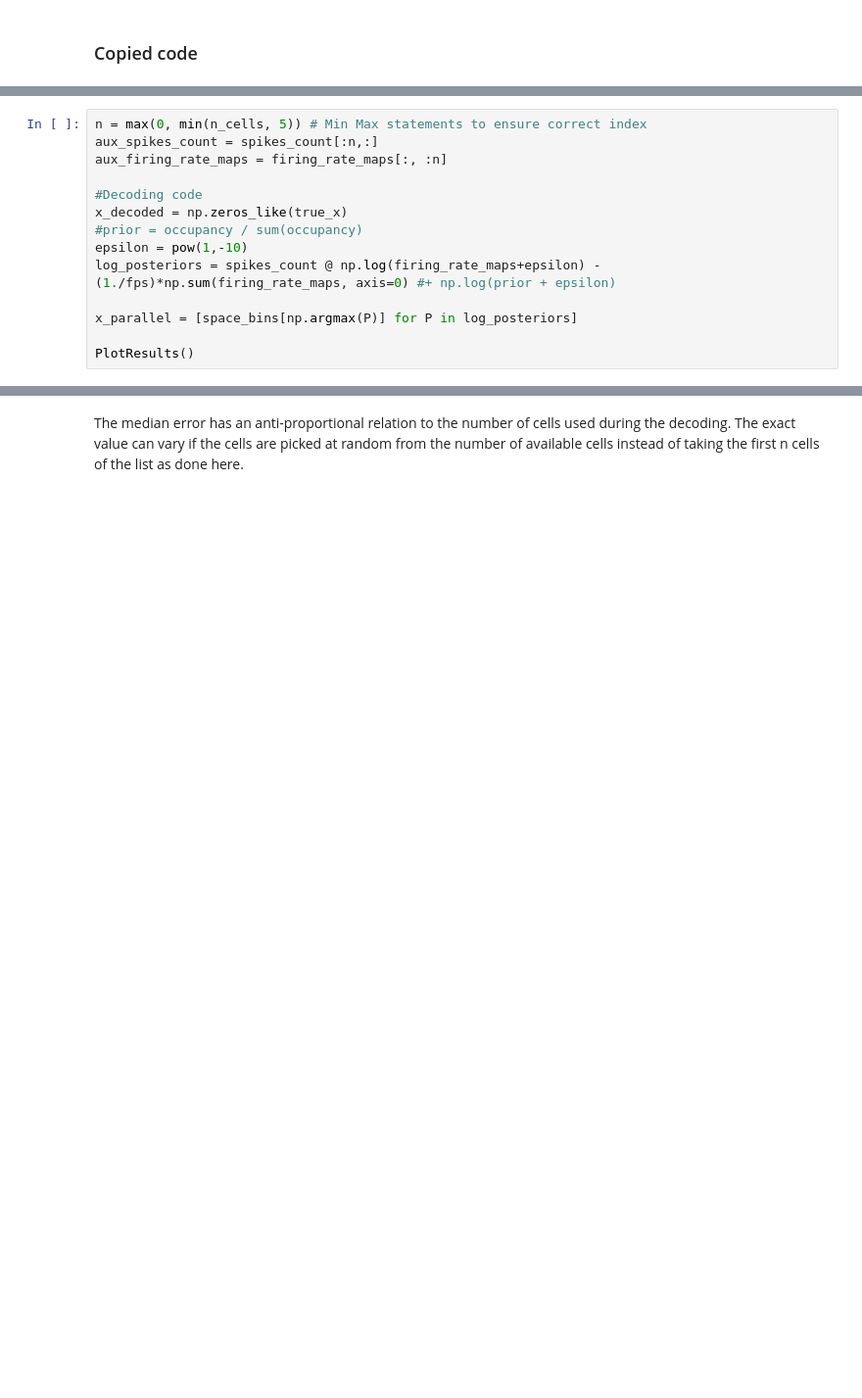
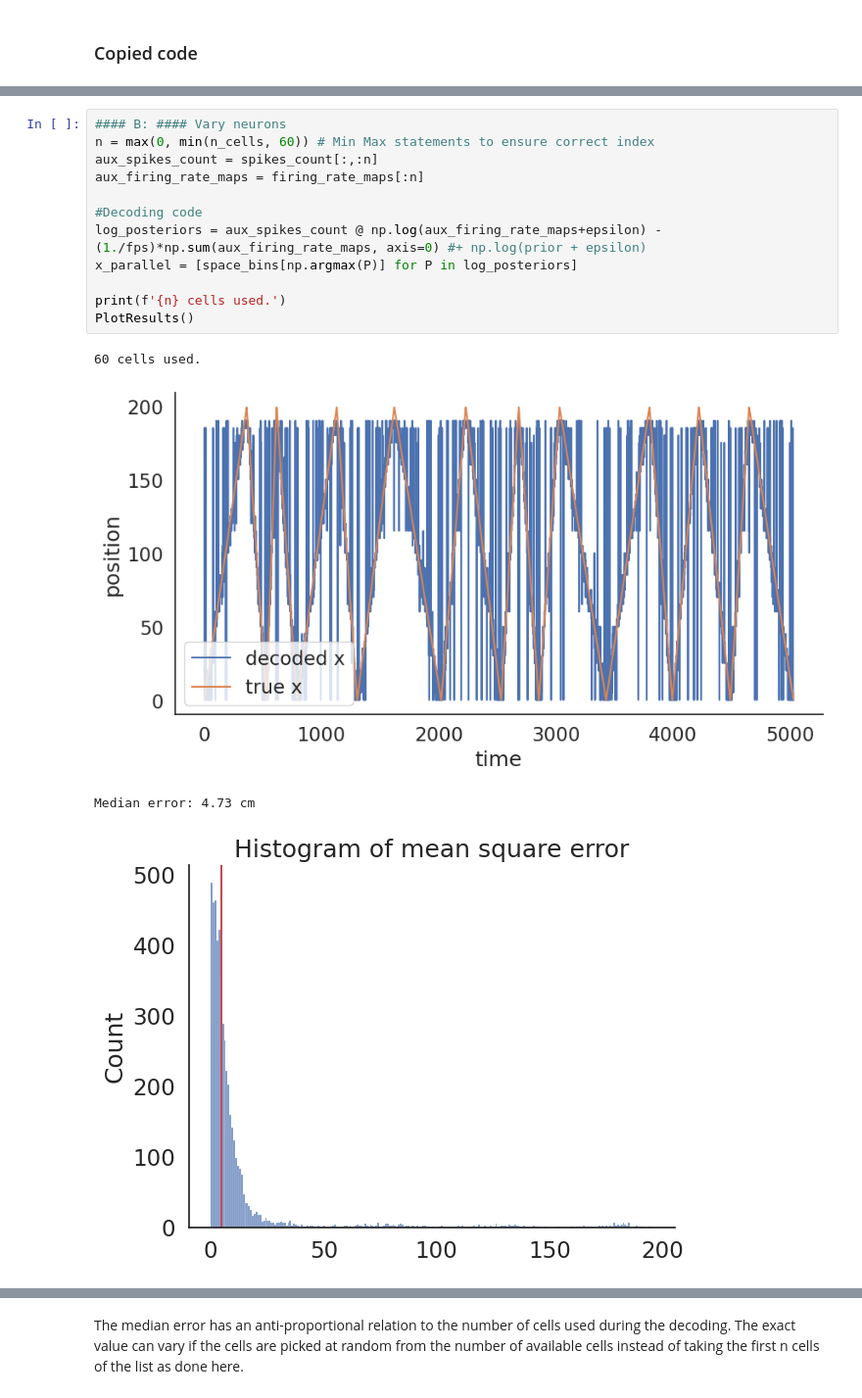
Before and after one commit to TSchwierz/NeuroAnalysis, a Jupyter notebook: BDexrcs.ipynb, the cells around one changed output, grey strips where cells are left out. Shown at 98% size. Saved outputs shown, nothing was run; the diff lists cells and outputs as text; blank space fills up the shorter version.

```diff
--- a/BDexrcs.ipynb
+++ b/BDexrcs.ipynb
@@ -102,14 +114,17 @@ np.shape(spikes_count), np.shape(firing_rate_maps)
 # %%
-n = max(0, min(n_cells, 5)) # Min Max statements to ensure correct index
-aux_spikes_count = spikes_count[:n,:]
-aux_firing_rate_maps = firing_rate_maps[:, :n]
+#### B: #### Vary neurons
+n = max(0, min(n_cells, 60)) # Min Max statements to ensure correct index
+aux_spikes_count = spikes_count[:,:n]
+aux_firing_rate_maps = firing_rate_maps[:n]
 
 #Decoding code
-x_decoded = np.zeros_like(true_x)
-#prior = occupancy / sum(occupancy)
-epsilon = pow(1,-10)
-log_posteriors = spikes_count @ np.log(firing_rate_maps+epsilon) - (1./fps)*np.sum(firing_rate_maps, axis=0) #+ np.log(prior + epsilon)
-
+log_posteriors = aux_spikes_count @ np.log(aux_firing_rate_maps+epsilon) - (1./fps)*np.sum(aux_firing_rate_maps, axis=0) #+ np.log(prior + epsilon)
 x_parallel = [space_bins[np.argmax(P)] for P in log_posteriors]
 
+print(f'{n} cells used.')
 PlotResults()
+# %% [output]
+60 cells used.
+[figure, added]
+Median error: 4.73 cm
+[figure, added]
```
Also changed, not shown: parts of 11 cells of this notebook, 2 other files.
